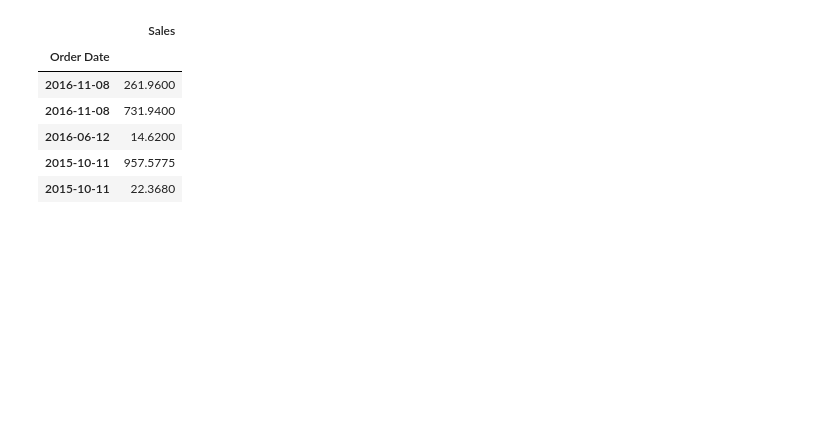
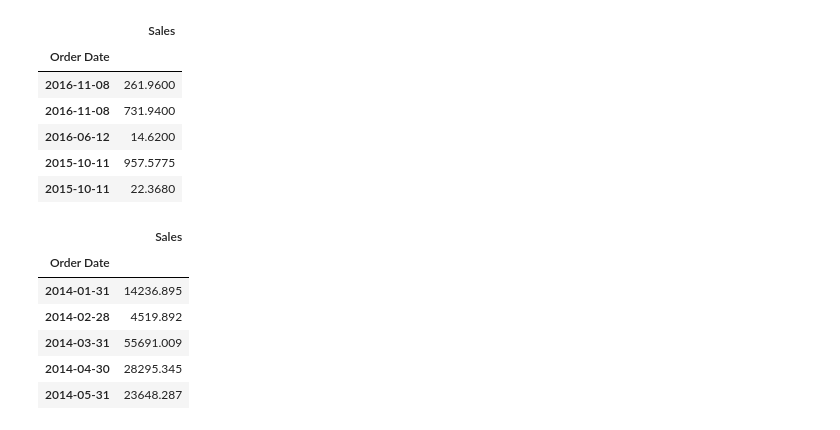
Before and after one commit to vinodvicki/time_series_forecasting_on_super_store-, a Jupyter notebook: time_series_forcast.ipynb, the cells around one changed output. Saved outputs shown, nothing was run; the diff lists cells and outputs as text; code cells hidden in the pictures; blank space fills up the shorter version.

```diff
--- a/time_series_forcast.ipynb
+++ b/time_series_forcast.ipynb
@@ -92,0 +97,12 @@ df.groupby(df['Order Date'])
+# %%
+# aggeragating sales data into monthly data for ARIMA model
+sales_df_monthly = sales_df.resample('m').sum()
+sales_df_monthly.head()
+# %% [output]
+|  | Sales |
+| Order Date |  |
+| 2014-01-31 | 14236.895 |
+| 2014-02-28 | 4519.892 |
+| 2014-03-31 | 55691.009 |
+| 2014-04-30 | 28295.345 |
+| 2014-05-31 | 23648.287 |
```
Also changed, not shown: parts of 9 cells of this notebook.
